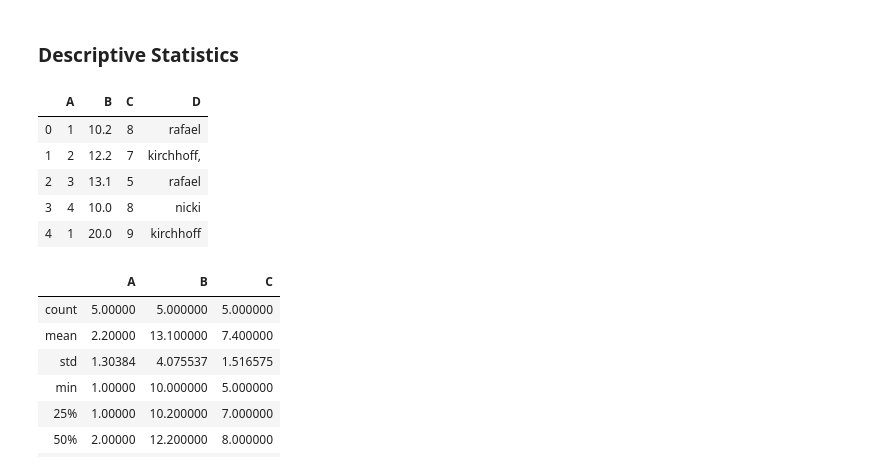
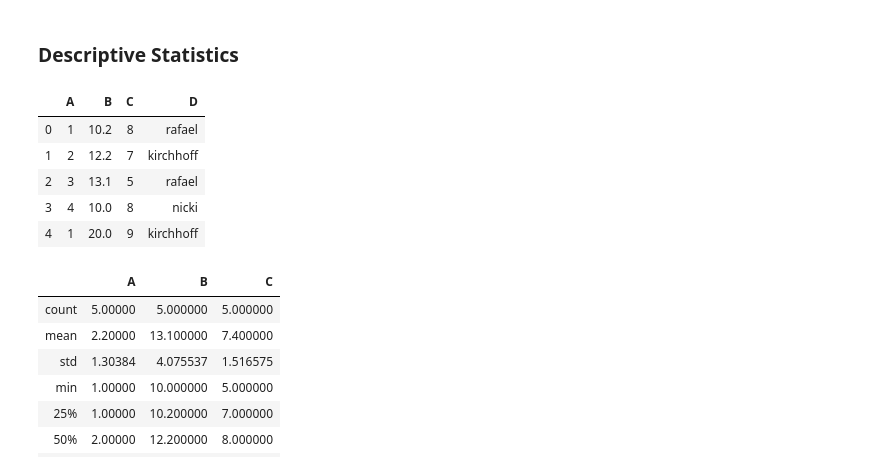
Before and after one commit to hahafael/IBM-s_data_science_course, a Jupyter notebook: Module 3 - Exploratory Data Analysis .ipynb, the cells around one changed output. Drawn from its saved outputs; the diff is of its cells as text; code cells hidden in the pictures.

```diff
--- a/Module 3 - Exploratory Data Analysis .ipynb
+++ b/Module 3 - Exploratory Data Analysis .ipynb
@@ -15,16 +15,16 @@ To that, we're going through some methods:
 # %%
 import pandas as pd
 
 df = pd.DataFrame({"A": [1,2,3,4,1],
                    "B": [10.2,12.2,13.1,10,20],
                    "C": [8,7,5,8,9],
-                   "D": ["rafael","kirchhoff,","rafael","nicki","kirchhoff"]})
+                   "D": ["rafael","kirchhoff","rafael","nicki","kirchhoff"]})
 
 df
 # %% [output]
 |  | A | B | C | D |
 | 0 | 1 | 10.2 | 8 | rafael |
-| 1 | 2 | 12.2 | 7 | kirchhoff, |
+| 1 | 2 | 12.2 | 7 | kirchhoff |
 | 2 | 3 | 13.1 | 5 | rafael |
 | 3 | 4 | 10.0 | 8 | nicki |
 | 4 | 1 | 20.0 | 9 | kirchhoff |
```
Also changed, not shown: parts of 14 cells of this notebook.
